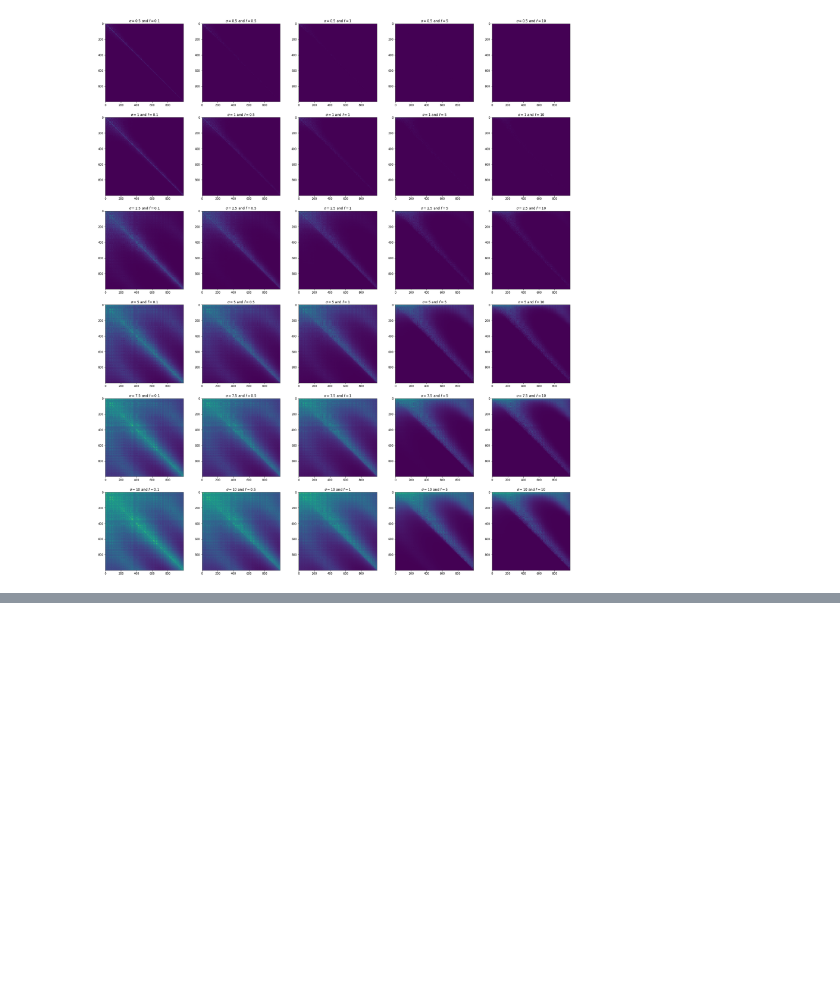
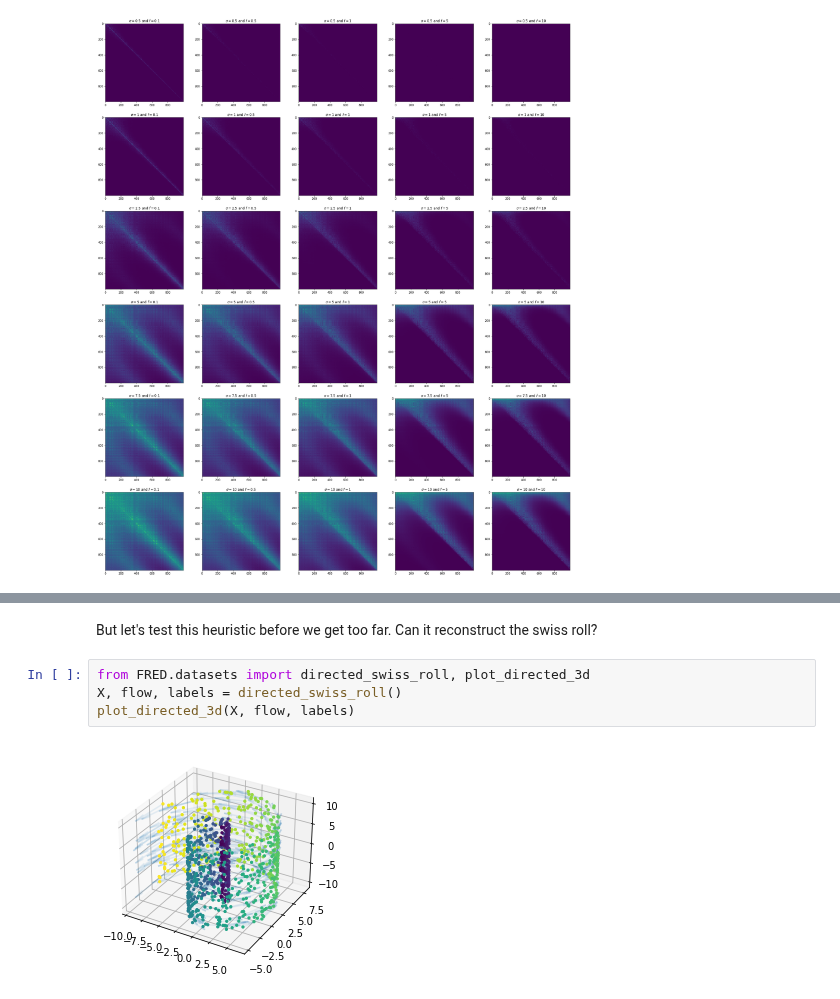
Before and after one commit to professorwug/FRED, a Jupyter notebook: 02a Flashlight Kernel.ipynb, the cells around one changed output, grey strips where cells are left out. Drawn from its saved outputs; the diff is of its cells as text; blank space fills up the shorter version.

```diff
--- a/02a Flashlight Kernel.ipynb
+++ b/02a Flashlight Kernel.ipynb
@@ -189,0 +231,8 @@ affinity_grid_search(X, flows, sigmas, flow_strengths)
+# %% [markdown]
+But let's test this heuristic before we get too far. Can it reconstruct the swiss roll?
+# %%
+from FRED.datasets import directed_swiss_roll, plot_directed_3d
+X, flow, labels = directed_swiss_roll()
+plot_directed_3d(X, flow, labels)
+# %% [output]
+[figure, added]
```
Also changed, not shown: parts of 8 cells of this notebook, 11 other files.
